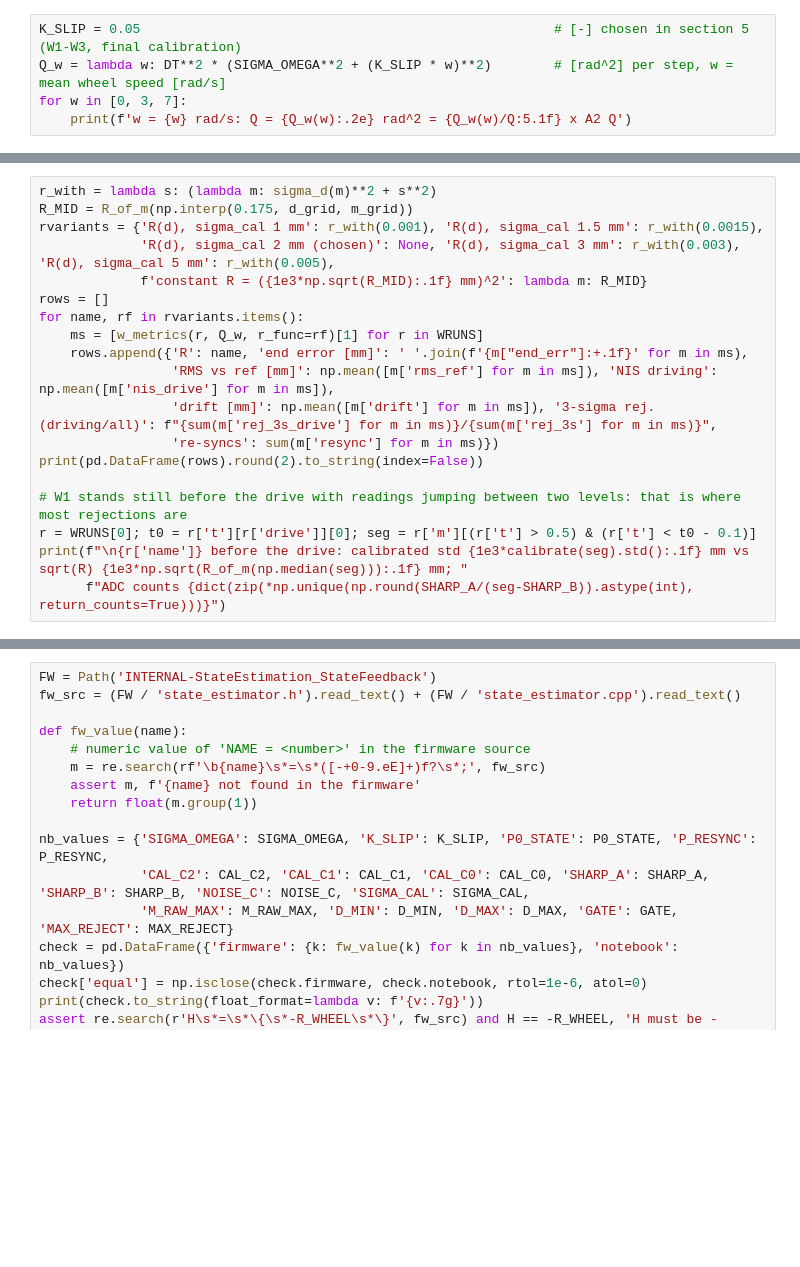
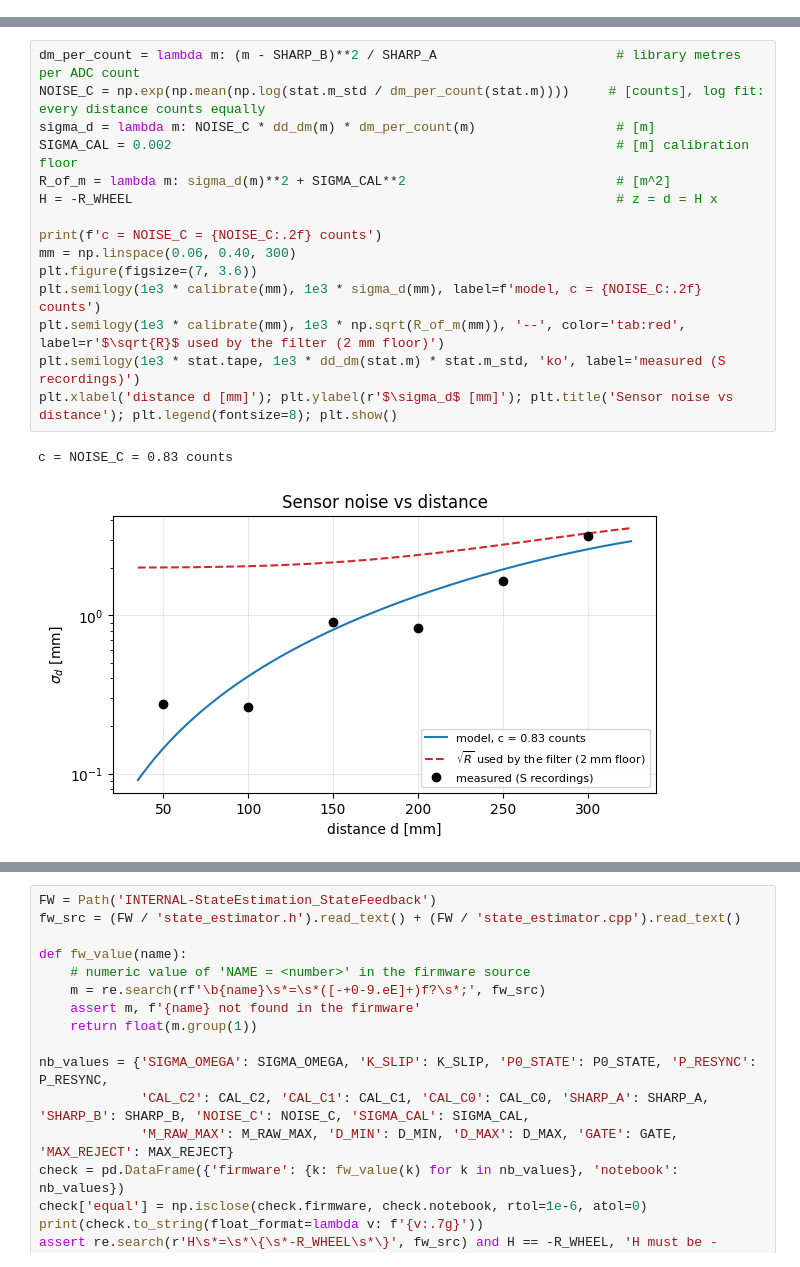
Before and after one commit to davidkog511/1d-kalman-filter, a Jupyter notebook: A3_1D_LKF/Assignment3_LKF.ipynb, the cells around one changed output, grey strips where cells are left out. Cells and saved outputs as stored; diff of their text form; blank space fills up the shorter version.

```diff
--- a/A3_1D_LKF/Assignment3_LKF.ipynb
+++ b/A3_1D_LKF/Assignment3_LKF.ipynb
@@ -249,5 +0,0 @@ $\sigma_\omega$ is the A2 value (the robot standing still adds almost nothing, a
-# %%
-K_SLIP = 0.05                                                     # [-] chosen in section 5 (W1-W3, final calibration)
-Q_w = lambda w: DT**2 * (SIGMA_OMEGA**2 + (K_SLIP * w)**2)        # [rad^2] per step, w = mean wheel speed [rad/s]
-for w in [0, 3, 7]:
-    print(f'w = {w} rad/s: Q = {Q_w(w):.2e} rad^2 = {Q_w(w)/Q:5.1f} x A2 Q')
@@ -567,19 +0,0 @@ Same drives, $\mathbf Q(\omega)$. The constant $R$ is $R(d)$ at mid-range (175 m
-# %%
-r_with = lambda s: (lambda m: sigma_d(m)**2 + s**2)
-R_MID = R_of_m(np.interp(0.175, d_grid, m_grid))
-rvariants = {'R(d), sigma_cal 1 mm': r_with(0.001), 'R(d), sigma_cal 1.5 mm': r_with(0.0015),
-             'R(d), sigma_cal 2 mm (chosen)': None, 'R(d), sigma_cal 3 mm': r_with(0.003), 'R(d), sigma_cal 5 mm': r_with(0.005),
-             f'constant R = ({1e3*np.sqrt(R_MID):.1f} mm)^2': lambda m: R_MID}
-rows = []
-for name, rf in rvariants.items():
-    ms = [w_metrics(r, Q_w, r_func=rf)[1] for r in WRUNS]
-    rows.append({'R': name, 'end error [mm]': ' '.join(f'{m["end_err"]:+.1f}' for m in ms),
-                 'RMS vs ref [mm]': np.mean([m['rms_ref'] for m in ms]), 'NIS driving': np.mean([m['nis_drive'] for m in ms]),
-                 'drift [mm]': np.mean([m['drift'] for m in ms]), '3-sigma rej. (driving/all)': f"{sum(m['rej_3s_drive'] for m in ms)}/{sum(m['rej_3s'] for m in ms)}",
-                 're-syncs': sum(m['resync'] for m in ms)})
-print(pd.DataFrame(rows).round(2).to_string(index=False))
-
-# W1 stands still before the drive with readings jumping between two levels: that is where most rejections are
-r = WRUNS[0]; t0 = r['t'][r['drive']][0]; seg = r['m'][(r['t'] > 0.5) & (r['t'] < t0 - 0.1)]
-print(f"\n{r['name']} before the drive: calibrated std {1e3*calibrate(seg).std():.1f} mm vs sqrt(R) {1e3*np.sqrt(R_of_m(np.median(seg))):.1f} mm; "
-      f"ADC counts {dict(zip(*np.unique(np.round(SHARP_A/(seg-SHARP_B)).astype(int), return_counts=True)))}")
@@ -604,0 +114,18 @@ The firmware (`INTERNAL-StateEstimation_StateFeedback/`) is the reference. This
+# %%
+dm_per_count = lambda m: (m - SHARP_B)**2 / SHARP_A                       # library metres per ADC count
+NOISE_C = np.exp(np.mean(np.log(stat.m_std / dm_per_count(stat.m))))     # [counts], log fit: every distance counts equally
+sigma_d = lambda m: NOISE_C * dd_dm(m) * dm_per_count(m)                  # [m]
+SIGMA_CAL = 0.002                                                         # [m] calibration floor
+R_of_m = lambda m: sigma_d(m)**2 + SIGMA_CAL**2                           # [m^2]
+H = -R_WHEEL                                                              # z = d = H x
+
+print(f'c = NOISE_C = {NOISE_C:.2f} counts')
+mm = np.linspace(0.06, 0.40, 300)
+plt.figure(figsize=(7, 3.6))
+plt.semilogy(1e3 * calibrate(mm), 1e3 * sigma_d(mm), label=f'model, c = {NOISE_C:.2f} counts')
+plt.semilogy(1e3 * calibrate(mm), 1e3 * np.sqrt(R_of_m(mm)), '--', color='tab:red', label=r'$\sqrt{R}$ used by the filter (2 mm floor)')
+plt.semilogy(1e3 * stat.tape, 1e3 * dd_dm(stat.m) * stat.m_std, 'ko', label='measured (S recordings)')
+plt.xlabel('distance d [mm]'); plt.ylabel(r'$\sigma_d$ [mm]'); plt.title('Sensor noise vs distance'); plt.legend(fontsize=8); plt.show()
+# %% [output]
+c = NOISE_C = 0.83 counts
+[figure, added]
```
Also changed, not shown: parts of 74 cells of this notebook, 6 other files.
